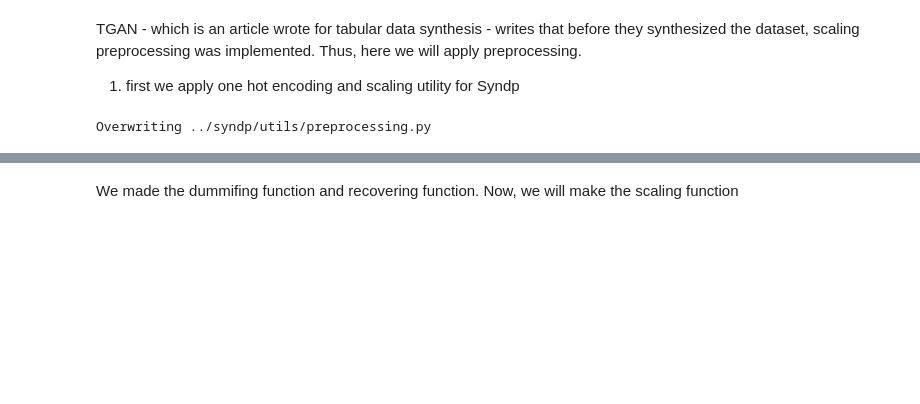
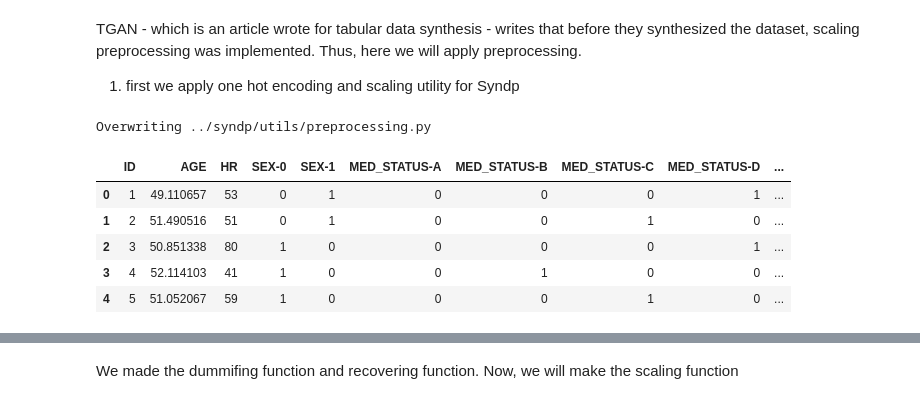
Before and after one commit to memy85/2022_MULTIVARIATE_SYNTHESIS_SIMULATION, a Jupyter notebook: explore/20220223_multivariable_simulation_preprocessing_functions.ipynb, the cells around one changed output, grey strips where cells are left out. Saved outputs shown, nothing was run; the diff lists cells and outputs as text; code cells hidden in the pictures; blank space fills up the shorter version.

```diff
--- a/explore/20220223_multivariable_simulation_preprocessing_functions.ipynb
+++ b/explore/20220223_multivariable_simulation_preprocessing_functions.ipynb
@@ -145,3 +146,17 @@ def reverse_scaling(data : pd.DataFrame, columns : list, scaler : MinMaxScaler):
     return reversed_data
 # %% [output]
 Overwriting ../syndp/utils/preprocessing.py
+# %%
+os.sys.path.append(PROJECT_PATH.as_posix())
+from syndp.utils import preprocessing
+
+dummified_df = preprocessing.dummify(toy_data, columns=['SEX','MED_STATUS','CANCER_SEVERITY'], prefix_separator="-")
+
+dummified_df.head()
+# %% [output]
+|  | ID | AGE | HR | SEX-0 | SEX-1 | MED_STATUS-A | MED_STATUS-B | MED_STATUS-C | MED_STATUS-D | ... |
+| 0 | 1 | 49.110657 | 53 | 0 | 1 | 0 | 0 | 0 | 1 | ... |
+| 1 | 2 | 51.490516 | 51 | 0 | 1 | 0 | 0 | 1 | 0 | ... |
+| 2 | 3 | 50.851338 | 80 | 1 | 0 | 0 | 0 | 0 | 1 | ... |
+| 3 | 4 | 52.114103 | 41 | 1 | 0 | 0 | 1 | 0 | 0 | ... |
+| 4 | 5 | 51.052067 | 59 | 1 | 0 | 0 | 0 | 1 | 0 | ... |
```
Also changed, not shown: parts of 9 cells of this notebook, 3 other files.
